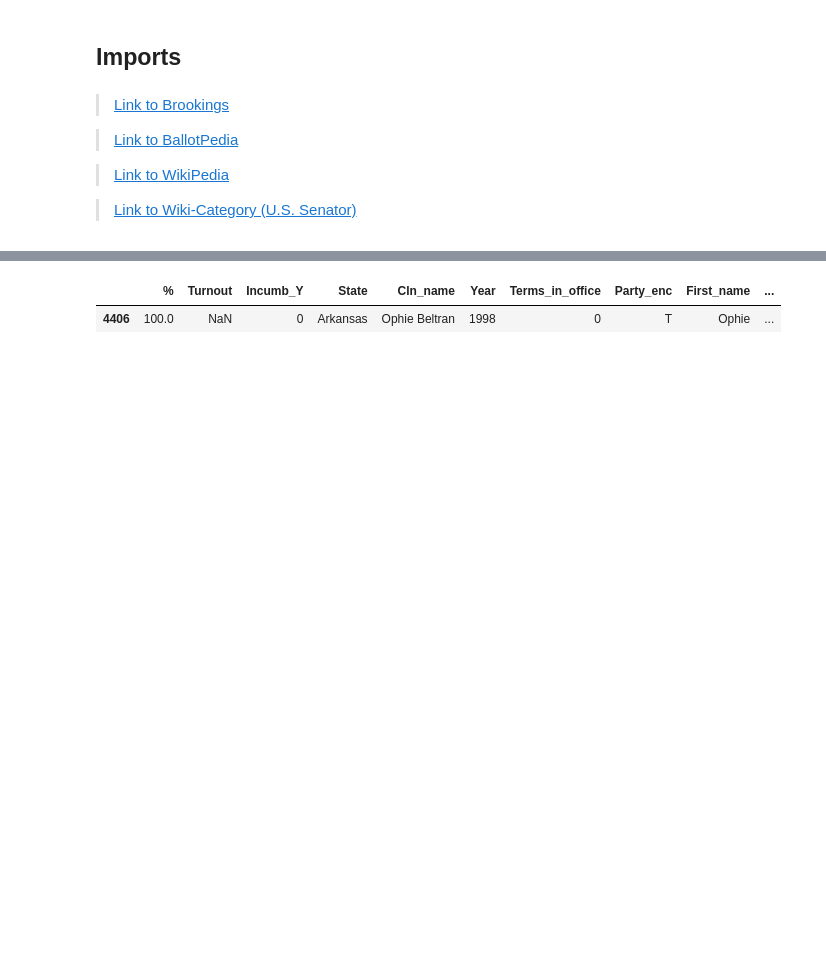
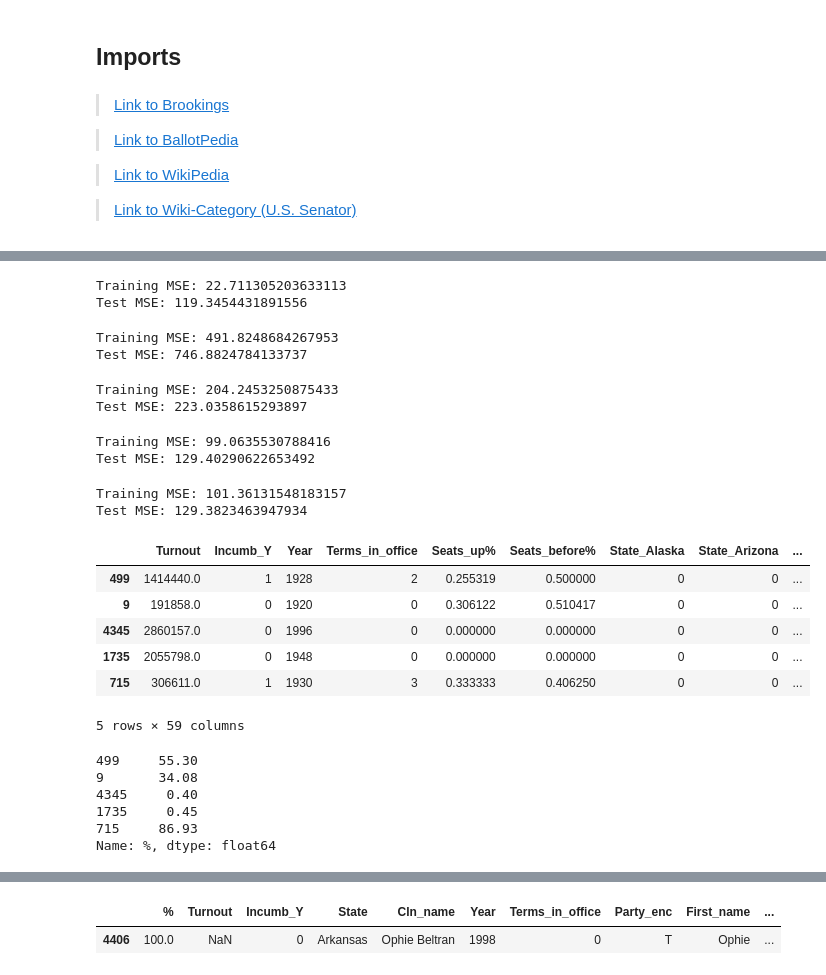
Before and after one commit to dfuller22/US_Senate_Election_Predictor, a Jupyter notebook: EDA_and_Modeling.ipynb, the cells around one changed output, grey strips where cells are left out. Cells and saved outputs as stored; diff of their text form; code cells hidden in the pictures; blank space fills up the shorter version.

Commit message:
Update
Started modeling

```diff
--- a/EDA_and_Modeling.ipynb
+++ b/EDA_and_Modeling.ipynb
@@ -23,6 +54,7 @@ reload(dlf)
 # %%
 df = pd.read_csv('Senate_generals_thru_2016')
 df_gend = df.copy()
+df_model_test = df.copy()
 # display(df.head(10))
 display(df.tail())
 # df.info()
@@ -33,3 +65,27 @@ display(df.tail())
 | 5585 | 40.99 | 3243317.0 | 0 | Washington | Chris Vance | 2016 | 0 | R | Chris | ... |
 | 5586 | 50.20 | 2947345.0 | 1 | Wisconsin | Ron Johnson | 2016 | 1 | R | Ron | ... |
 | 5587 | 46.80 | 2947345.0 | 0 | Wisconsin | Russ Feingold | 2016 | 0 | D | Russ | ... |
+# %%
+## Drop name refs
+df_model_test.drop(columns=['Cln_name', 'First_name'], inplace=True)
+
+## Fill NAs left from cleaning
+df_model_test.dropna(inplace=True)
+
+## Fixing State regex missed cases
+df_model_test.at[1461, 'State'] = 'West_Virginia'
+df_model_test.at[1632, 'State'] = 'Nevada'
+
+## Setting variables + Q.C.
+y = df_model_test.pop('%')
+X = df_model_test.copy()
+display(y.head())
+display(X.head())
+display(X.info())
+
+## drop_first assumes that State = Alabama and Party = D
+X_ohe = pd.get_dummies(X, drop_first=True)
+display(X_ohe.columns)
+
+## TT split
+X_train, X_test, y_train, y_test = train_test_split(X_ohe, y, random_state=222)
@@ -35,0 +169,52 @@ display(df.tail())
+# %%
+## rf_clf
+print('Training MSE:', metrics.mean_squared_error(y_true=y_train, y_pred=y_hat_trn))
+print('Test MSE:', metrics.mean_squared_error(y_true=y_test, y_pred=y_hat_te))
+# %% [output]
+Training MSE: 22.711305203633113
+Test MSE: 119.3454431891556
+# %%
+## knn_clf
+print('Training MSE:', metrics.mean_squared_error(y_true=y_train, y_pred=y_hat_trn))
+print('Test MSE:', metrics.mean_squared_error(y_true=y_test, y_pred=y_hat_te))
+# %% [output]
+Training MSE: 491.8248684267953
+Test MSE: 746.8824784133737
+# %%
+## ada_clf
+print('Training MSE:', metrics.mean_squared_error(y_true=y_train, y_pred=y_hat_trn))
+print('Test MSE:', metrics.mean_squared_error(y_true=y_test, y_pred=y_hat_te))
+# %% [output]
+Training MSE: 204.2453250875433
+Test MSE: 223.0358615293897
+# %%
+## grad_clf
+print('Training MSE:', metrics.mean_squared_error(y_true=y_train, y_pred=y_hat_trn))
+print('Test MSE:', metrics.mean_squared_error(y_true=y_test, y_pred=y_hat_te))
+# %% [output]
+Training MSE: 99.0635530788416
+Test MSE: 129.40290622653492
+# %%
+## xgb_clf
+print('Training MSE:', metrics.mean_squared_error(y_true=y_train, y_pred=y_hat_trn))
+print('Test MSE:', metrics.mean_squared_error(y_true=y_test, y_pred=y_hat_te))
+# %% [output]
+Training MSE: 101.36131548183157
+Test MSE: 129.3823463947934
+# %%
+display(X_train.head())
+display(y_train.head())
+# %% [output]
+|  | Turnout | Incumb_Y | Year | Terms_in_office | Seats_up% | Seats_before% | State_Alaska | State_Arizona | ... |
+| 499 | 1414440.0 | 1 | 1928 | 2 | 0.255319 | 0.500000 | 0 | 0 | ... |
+| 9 | 191858.0 | 0 | 1920 | 0 | 0.306122 | 0.510417 | 0 | 0 | ... |
+| 4345 | 2860157.0 | 0 | 1996 | 0 | 0.000000 | 0.000000 | 0 | 0 | ... |
+| 1735 | 2055798.0 | 0 | 1948 | 0 | 0.000000 | 0.000000 | 0 | 0 | ... |
+| 715 | 306611.0 | 1 | 1930 | 3 | 0.333333 | 0.406250 | 0 | 0 | ... |
+5 rows × 59 columns
+499     55.30
+9       34.08
+4345     0.40
+1735     0.45
+715     86.93
+Name: %, dtype: float64
```
Also changed, not shown: parts of 20 cells of this notebook, 1 other file.
